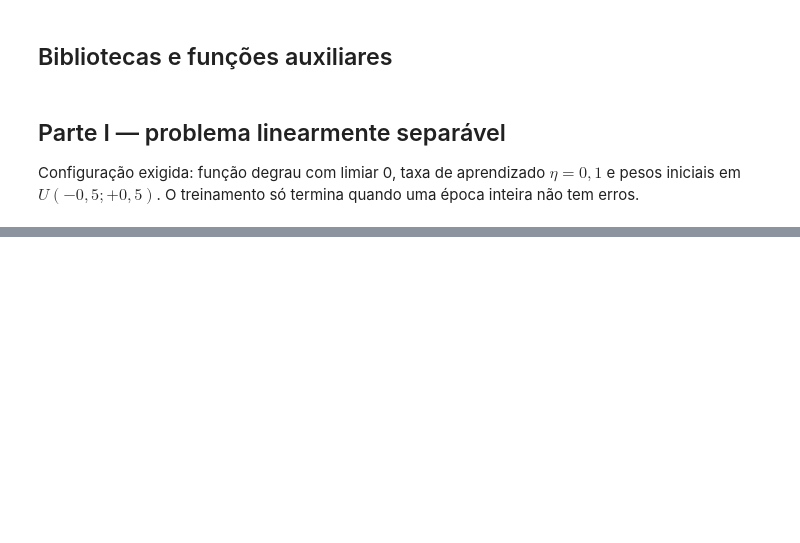
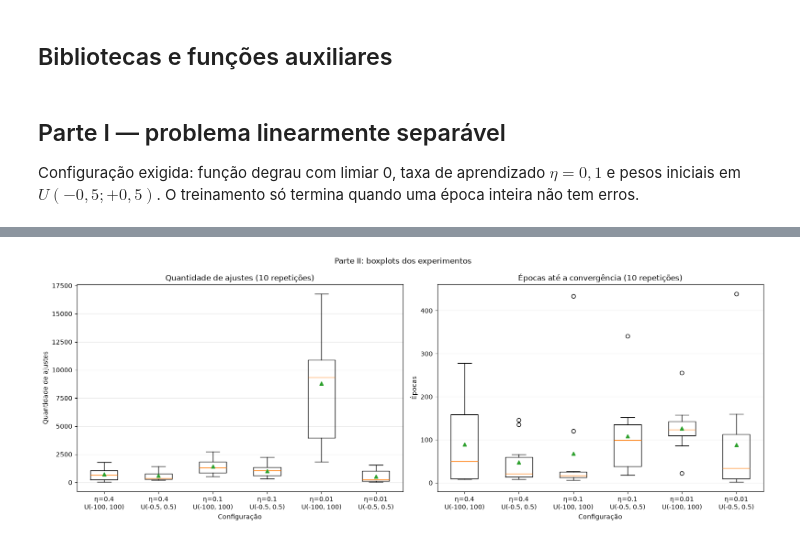
Before and after one commit to devrennankaue/perceptron-rosenblatt-Rennan-Danilo, a Jupyter notebook: PP2_1_Perceptron_Rosenblatt.ipynb, the cells around one changed output, grey strips where cells are left out. Drawn from its saved outputs; the diff is of its cells as text; code cells hidden in the pictures; blank space fills up the shorter version.

Commit message:
executa as partes II e III no notebook e adiciona as análises

```diff
--- a/PP2_1_Perceptron_Rosenblatt.ipynb
+++ b/PP2_1_Perceptron_Rosenblatt.ipynb
@@ -129,0 +149,8 @@ Como os últimos dígitos das matrículas são 6 e 6, o identificador da dupla
+# %%
+IDENTIFICADOR_EQUIPE = 0
+X_exp_bruto, y_exp = carregar_dados(f'data{IDENTIFICADOR_EQUIPE}20262.txt')
+
+teste_bruto = treinar_perceptron(X_exp_bruto, y_exp, taxa_aprendizado=0.1, intervalo=(-0.5, 0.5),
+                                 max_epocas=2000, gerador=np.random.default_rng(0))
+print('Dados brutos — épocas executadas:', teste_bruto['epocas'])
+print('Erros nas últimas 5 épocas:', teste_bruto['historico_erros'][-5:])
@@ -130,8 +160,7 @@ Como os últimos dígitos das matrículas são 6 e 6, o identificador da dupla
 # %%
 from prettytable import PrettyTable
 
-IDENTIFICADOR_EQUIPE = 0
-X_exp, y_exp = carregar_dados(f'data{IDENTIFICADOR_EQUIPE}20262.txt')
+X_exp, escala_exp = normalizar(X_exp_bruto)
 configuracoes = [
     (taxa, intervalo)
     for taxa in (0.4, 0.1, 0.01)
@@ -140,6 +169,7 @@ configuracoes = [
 
 resumos_experimentos = []
 ajustes_por_configuracao = []
+epocas_por_configuracao = []
 for indice_configuracao, (taxa, intervalo) in enumerate(configuracoes):
     execucoes = []
     for repeticao in range(10):
@@ -150,6 +180,7 @@ for indice_configuracao, (taxa, intervalo) in enumerate(configuracoes):
     ajustes = np.array([execucao['ajustes'] for execucao in execucoes])
     epocas = np.array([execucao['epocas'] for execucao in execucoes])
     ajustes_por_configuracao.append(ajustes)
+    epocas_por_configuracao.append(epocas)
     resumos_experimentos.append({
         'taxa': taxa, 'intervalo': intervalo, 'media_ajustes': ajustes.mean(),
         'desvio_ajustes': ajustes.std(ddof=1), 'min_epocas': epocas.min(),
@@ -158,7 +189,7 @@ for indice_configuracao, (taxa, intervalo) in enumerate(configuracoes):
 
 tabela = PrettyTable()
 tabela.field_names = ['Taxa de aprendizado', 'Intervalo de pesos', 'Qtde. ajustes',
-                       'Min. épocas', 'Max. épocas']
+                      'Min. épocas', 'Max. épocas']
 for resumo in resumos_experimentos:
     tabela.add_row([
         f"η = {resumo['taxa']}", str(resumo['intervalo']),
@@ -169,15 +211,16 @@ print(tabela)
-# %%
-rotulos = [f"η={taxa}\nU{intervalo}" for taxa, intervalo in configuracoes]
-fig, ax = plt.subplots(figsize=(12, 6))
-ax.boxplot(ajustes_por_configuracao, tick_labels=rotulos, showmeans=True)
-ax.set(title='Parte II: distribuição dos ajustes em 10 repetições',
-       xlabel='Configuração', ylabel='Quantidade de ajustes')
-ax.grid(axis='y', alpha=0.25)
-plt.show()
-
-melhor = min(resumos_experimentos, key=lambda resumo: resumo['media_ajustes'])
-pior = max(resumos_experimentos, key=lambda resumo: resumo['media_ajustes'])
-print('Pela média de ajustes, a configuração mais eficiente foi '
-      f"η={melhor['taxa']}, U{melhor['intervalo']}; a menos eficiente foi "
-      f"η={pior['taxa']}, U{pior['intervalo']}. Como todas convergiram, a comparação "
-      'é de eficiência de treinamento, não de acurácia final.')
+# %%
+rotulos = [f"η={taxa}\nU{intervalo}" for taxa, intervalo in configuracoes]
+fig, eixos = plt.subplots(1, 2, figsize=(16, 6))
+eixos[0].boxplot(ajustes_por_configuracao, tick_labels=rotulos, showmeans=True)
+eixos[0].set(title='Quantidade de ajustes (10 repetições)', xlabel='Configuração',
+             ylabel='Quantidade de ajustes')
+eixos[1].boxplot(epocas_por_configuracao, tick_labels=rotulos, showmeans=True)
+eixos[1].set(title='Épocas até a convergência (10 repetições)', xlabel='Configuração',
+             ylabel='Épocas')
+for ax in eixos:
+    ax.grid(axis='y', alpha=0.25)
+fig.suptitle('Parte II: boxplots dos experimentos')
+plt.tight_layout()
+plt.show()
+# %% [output]
+[figure, added]
```
Also changed, not shown: parts of 15 cells of this notebook.
